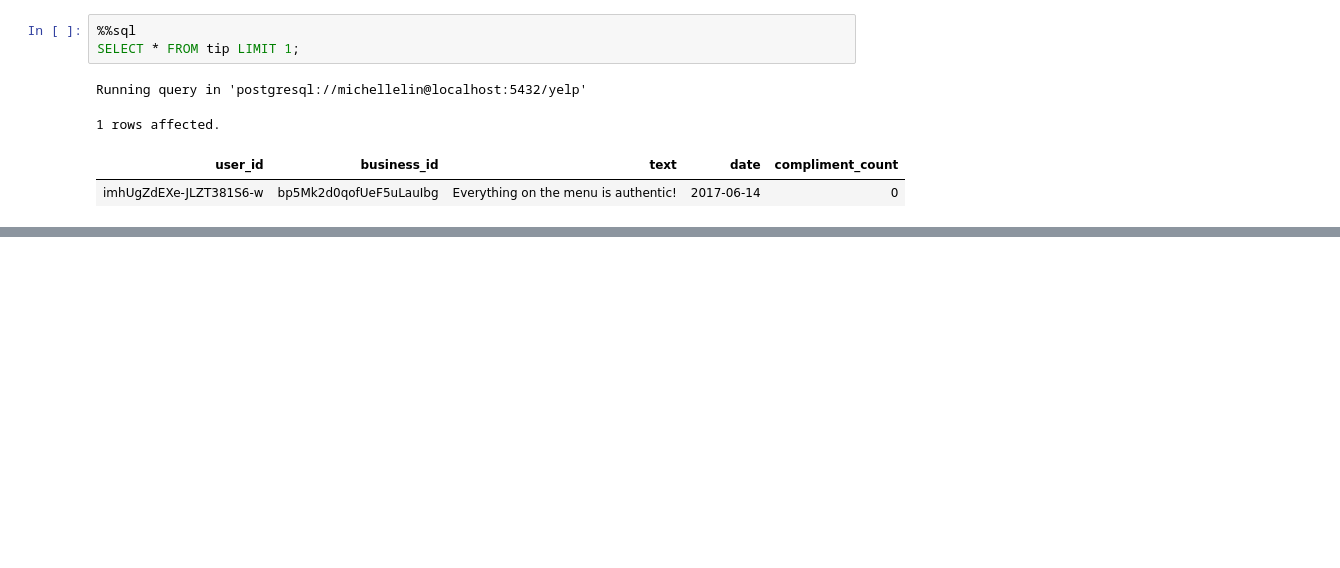
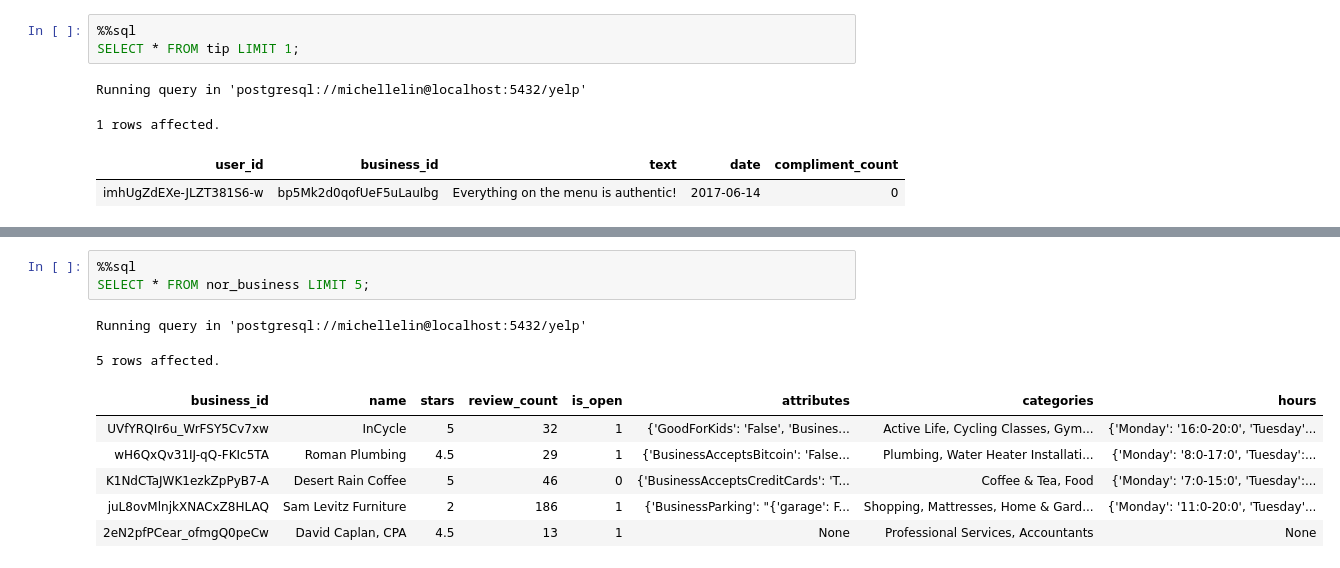
Before and after one commit to MichelleLin-4111/Yelp-Dataset-Analysis, a Jupyter notebook: code/part1_schema_design.ipynb, the cells around one changed output, grey strips where cells are left out. Cells and saved outputs as stored; diff of their text form; blank space fills up the shorter version.

```diff
--- a/code/part1_schema_design.ipynb
+++ b/code/part1_schema_design.ipynb
@@ -358,0 +417,12 @@ Running query in 'postgresql://michellelin@localhost:5432/yelp'
+# %%
+%%sql
+SELECT * FROM nor_business LIMIT 5;
+# %% [output]
+Running query in 'postgresql://michellelin@localhost:5432/yelp'
+5 rows affected.
+| business_id | name | stars | review_count | is_open | attributes | categories | hours |
+| UVfYRQIr6u_WrFSY5Cv7xw | InCycle | 5 | 32 | 1 | {'GoodForKids': 'False', 'Busines... | Active Life, Cycling Classes, Gym... | {'Monday': '16:0-20:0', 'Tuesday'... |
+| wH6QxQv31IJ-qQ-FKIc5TA | Roman Plumbing | 4.5 | 29 | 1 | {'BusinessAcceptsBitcoin': 'False... | Plumbing, Water Heater Installati... | {'Monday': '8:0-17:0', 'Tuesday':... |
+| K1NdCTaJWK1ezkZpPyB7-A | Desert Rain Coffee | 5 | 46 | 0 | {'BusinessAcceptsCreditCards': 'T... | Coffee & Tea, Food | {'Monday': '7:0-15:0', 'Tuesday':... |
+| juL8ovMlnjkXNACxZ8HLAQ | Sam Levitz Furniture | 2 | 186 | 1 | {'BusinessParking': "{'garage': F... | Shopping, Mattresses, Home & Gard... | {'Monday': '11:0-20:0', 'Tuesday'... |
+| 2eN2pfPCear_ofmgQ0peCw | David Caplan, CPA | 4.5 | 13 | 1 | None | Professional Services, Accountants | None |
```
Also changed, not shown: parts of 22 cells of this notebook.
